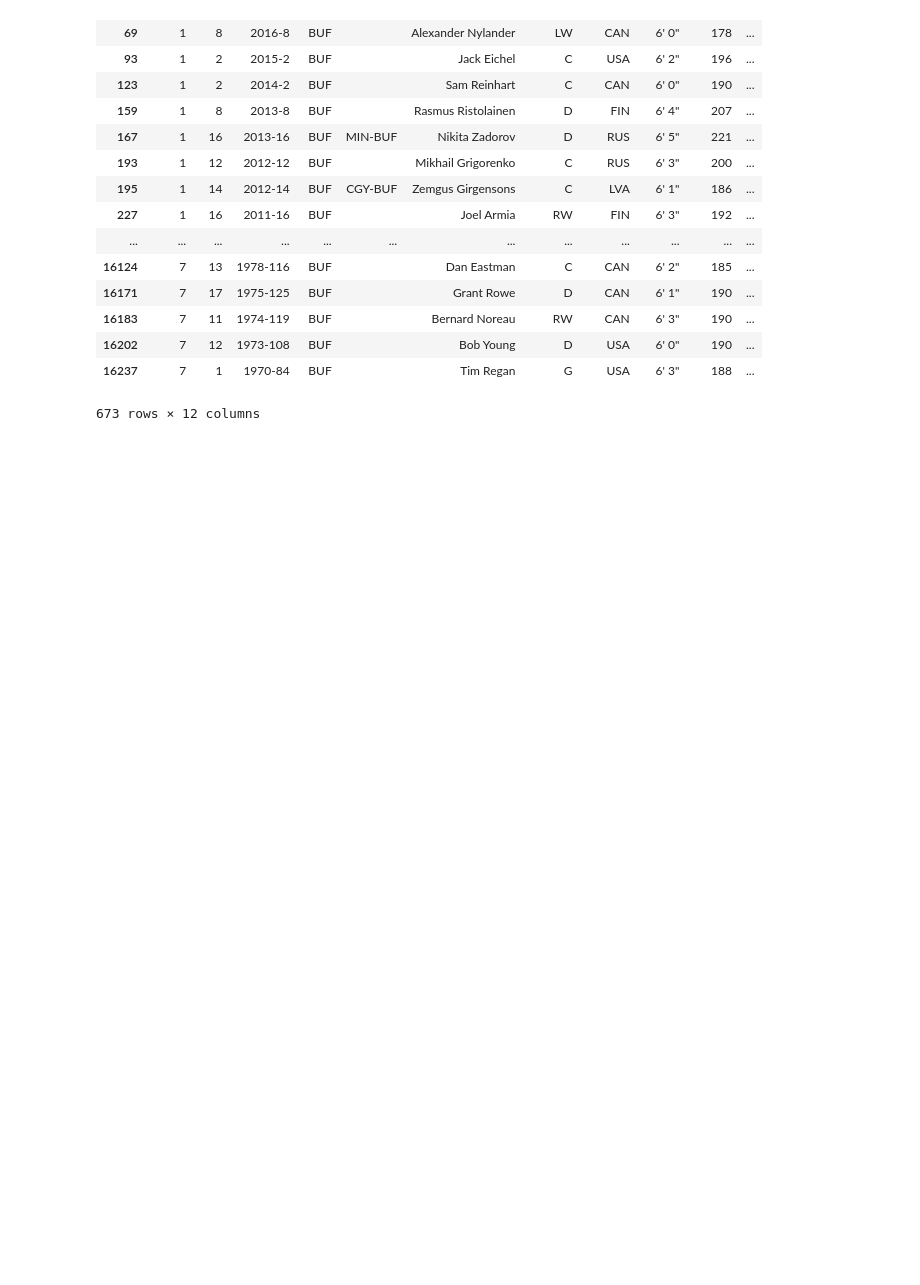
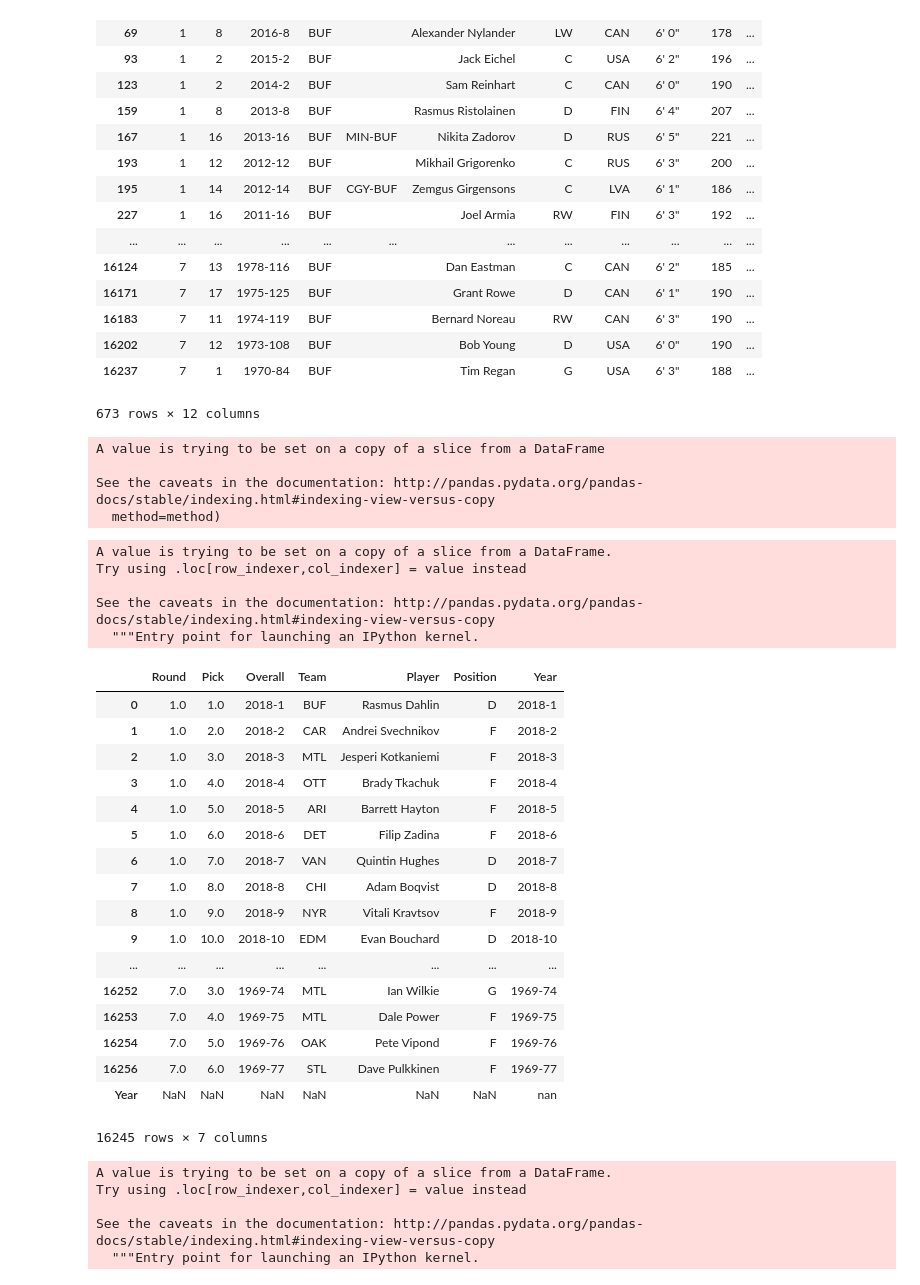
Before and after one commit to AustinMadert/hockey_data_performance, a Jupyter notebook: capstone_project1/Cleaning Data From Mongo.ipynb, the cells around one changed output. Saved outputs shown, nothing was run; the diff lists cells and outputs as text; code cells hidden in the pictures; blank space fills up the shorter version.

```diff
--- a/capstone_project1/Cleaning Data From Mongo.ipynb
+++ b/capstone_project1/Cleaning Data From Mongo.ipynb
@@ -242,3 +242,22 @@ dftypes[dftypes['Team'] == 'BUF']
 | 16202 | 7 | 12 | 1973-108 | BUF |  | Bob Young | D | USA | 6' 0" | 190 | ... |
 | 16237 | 7 | 1 | 1970-84 | BUF |  | Tim Regan | G | USA | 6' 3" | 188 | ... |
 673 rows × 12 columns
+# %%
+reduced = dftypes[['Round', 'Pick', 'Overall', 'Team', 'Player', 'Position']]
+# %%
+reduced.replace('RW', 'F', inplace=True)
+reduced.replace('LW', 'F', inplace=True)
+reduced.replace('C', 'F', inplace=True)
+# %% [output]
+A value is trying to be set on a copy of a slice from a DataFrame
+
+See the caveats in the documentation: http://pandas.pydata.org/pandas-docs/stable/indexing.html#indexing-view-versus-copy
+  method=method)
+# %%
+reduced['Year'] = reduced['Overall']
+# %% [output]
+A value is trying to be set on a copy of a slice from a DataFrame.
+Try using .loc[row_indexer,col_indexer] = value instead
+
+See the caveats in the documentation: http://pandas.pydata.org/pandas-docs/stable/indexing.html#indexing-view-versus-copy
+  """Entry point for launching an IPython kernel.
@@ -244,0 +268,29 @@ dftypes[dftypes['Team'] == 'BUF']
+# %%
+reduced.astype({'Year': str}, copy=False)
+# %% [output]
+|  | Round | Pick | Overall | Team | Player | Position | Year |
+| 0 | 1.0 | 1.0 | 2018-1 | BUF | Rasmus Dahlin | D | 2018-1 |
+| 1 | 1.0 | 2.0 | 2018-2 | CAR | Andrei Svechnikov | F | 2018-2 |
+| 2 | 1.0 | 3.0 | 2018-3 | MTL | Jesperi Kotkaniemi | F | 2018-3 |
+| 3 | 1.0 | 4.0 | 2018-4 | OTT | Brady Tkachuk | F | 2018-4 |
+| 4 | 1.0 | 5.0 | 2018-5 | ARI | Barrett Hayton | F | 2018-5 |
+| 5 | 1.0 | 6.0 | 2018-6 | DET | Filip Zadina | F | 2018-6 |
+| 6 | 1.0 | 7.0 | 2018-7 | VAN | Quintin Hughes | D | 2018-7 |
+| 7 | 1.0 | 8.0 | 2018-8 | CHI | Adam Boqvist | D | 2018-8 |
+| 8 | 1.0 | 9.0 | 2018-9 | NYR | Vitali Kravtsov | F | 2018-9 |
+| 9 | 1.0 | 10.0 | 2018-10 | EDM | Evan Bouchard | D | 2018-10 |
+| ... | ... | ... | ... | ... | ... | ... | ... |
+| 16252 | 7.0 | 3.0 | 1969-74 | MTL | Ian Wilkie | G | 1969-74 |
+| 16253 | 7.0 | 4.0 | 1969-75 | MTL | Dale Power | F | 1969-75 |
+| 16254 | 7.0 | 5.0 | 1969-76 | OAK | Pete Vipond | F | 1969-76 |
+| 16256 | 7.0 | 6.0 | 1969-77 | STL | Dave Pulkkinen | F | 1969-77 |
+| Year | NaN | NaN | NaN | NaN | NaN | NaN | nan |
+16245 rows × 7 columns
+# %%
+reduced['Year'] = reduced.Year.apply(yearsplit)
+# %% [output]
+A value is trying to be set on a copy of a slice from a DataFrame.
+Try using .loc[row_indexer,col_indexer] = value instead
+
+See the caveats in the documentation: http://pandas.pydata.org/pandas-docs/stable/indexing.html#indexing-view-versus-copy
+  """Entry point for launching an IPython kernel.
```
Also changed, not shown: parts of 8 cells of this notebook.
